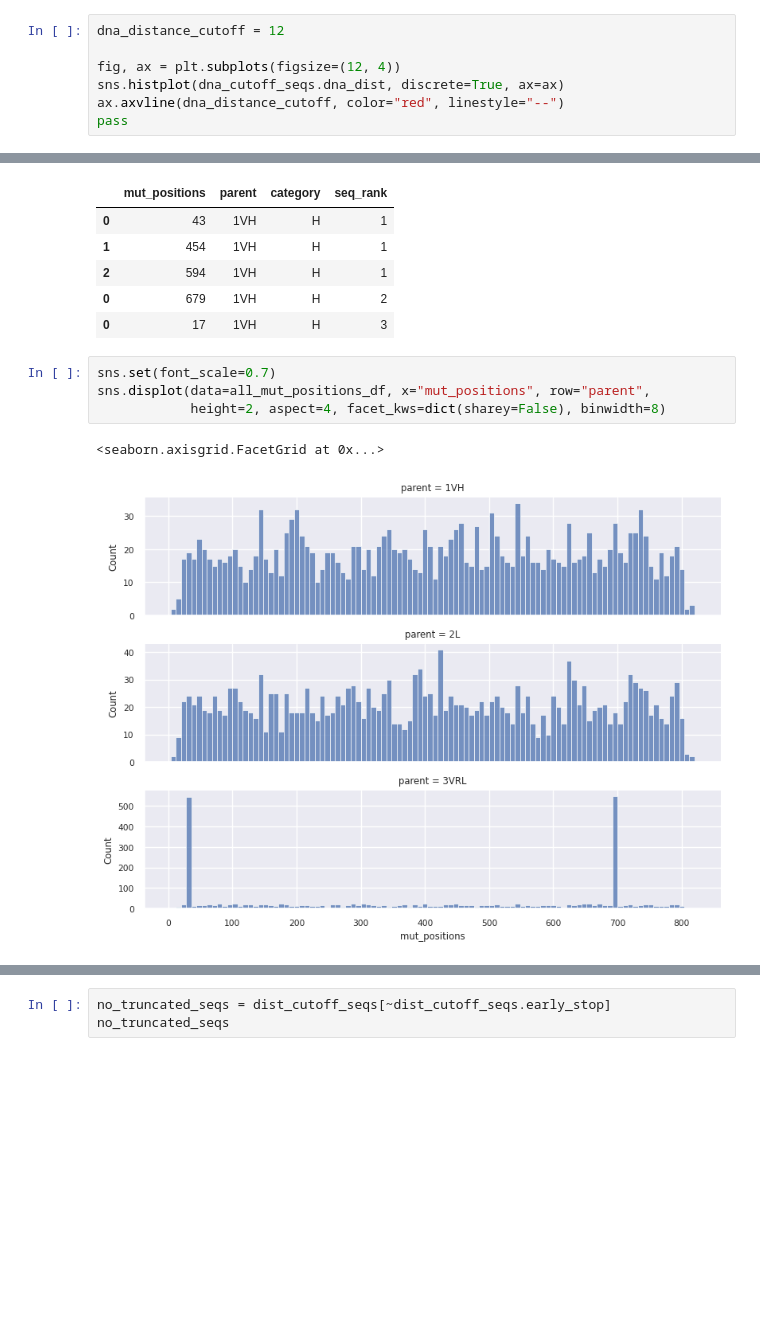
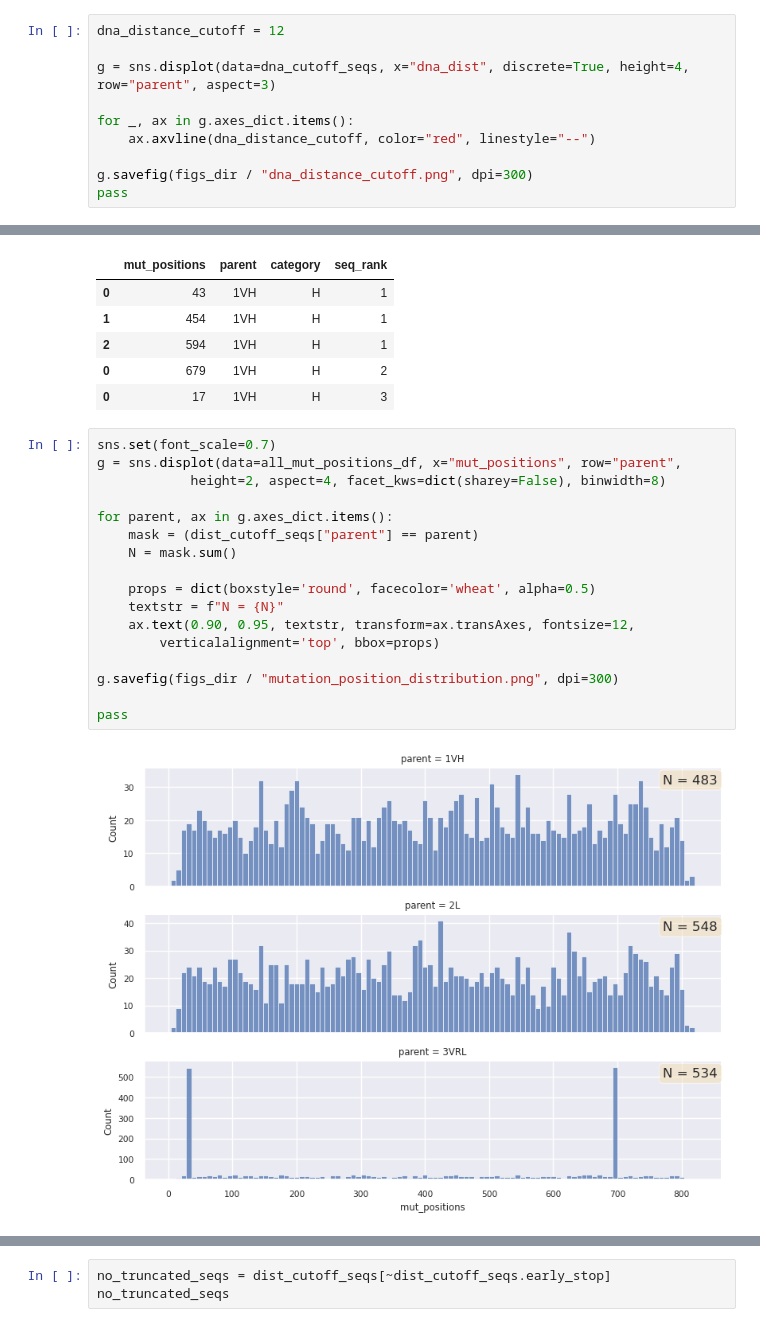
Before and after one commit to RomeroLab/sadx-latent-function, a Jupyter notebook: projects/Biochemical_Ordinal/scripts/nb_preprocess_bam_Oct22.ipynb, the cells around one changed output, grey strips where cells are left out. Drawn from its saved outputs; the diff is of its cells as text; blank space fills up the shorter version.

```diff
--- a/projects/Biochemical_Ordinal/scripts/nb_preprocess_bam_Oct22.ipynb
+++ b/projects/Biochemical_Ordinal/scripts/nb_preprocess_bam_Oct22.ipynb
@@ -306,8 +308,11 @@ dna_cutoff_seqs
 # %%
 dna_distance_cutoff = 12
 
-fig, ax = plt.subplots(figsize=(12, 4))
-sns.histplot(dna_cutoff_seqs.dna_dist, discrete=True, ax=ax)
-ax.axvline(dna_distance_cutoff, color="red", linestyle="--")
+g = sns.displot(data=dna_cutoff_seqs, x="dna_dist", discrete=True, height=4, row="parent", aspect=3)
+
+for _, ax in g.axes_dict.items():
+    ax.axvline(dna_distance_cutoff, color="red", linestyle="--")
+
+g.savefig(figs_dir / "dna_distance_cutoff.png", dpi=300)
 pass
 # %% [output]
@@ -395,11 +404,23 @@ all_mut_positions_df.head()
 | 0 | 17 | 1VH | H | 3 |
 # %%
 sns.set(font_scale=0.7)
-sns.displot(data=all_mut_positions_df, x="mut_positions", row="parent",
+g = sns.displot(data=all_mut_positions_df, x="mut_positions", row="parent",
             height=2, aspect=4, facet_kws=dict(sharey=False), binwidth=8)
+
+for parent, ax in g.axes_dict.items():
+    mask = (dist_cutoff_seqs["parent"] == parent)
+    N = mask.sum()
+
+    props = dict(boxstyle='round', facecolor='wheat', alpha=0.5)
+    textstr = f"N = {N}"
+    ax.text(0.90, 0.95, textstr, transform=ax.transAxes, fontsize=12,
+        verticalalignment='top', bbox=props)
+
+g.savefig(figs_dir / "mutation_position_distribution.png", dpi=300)
+
+pass
 # %% [output]
-<seaborn.axisgrid.FacetGrid at 0x...>
-[figure, old version]
+[figure, new version]
 # %%
 early_stop_counts_df = dist_cutoff_seqs.groupby(["parent", "category"])["early_stop"].agg(sum)
 
```
Also changed, not shown: parts of 5 cells of this notebook, 1 other file.
